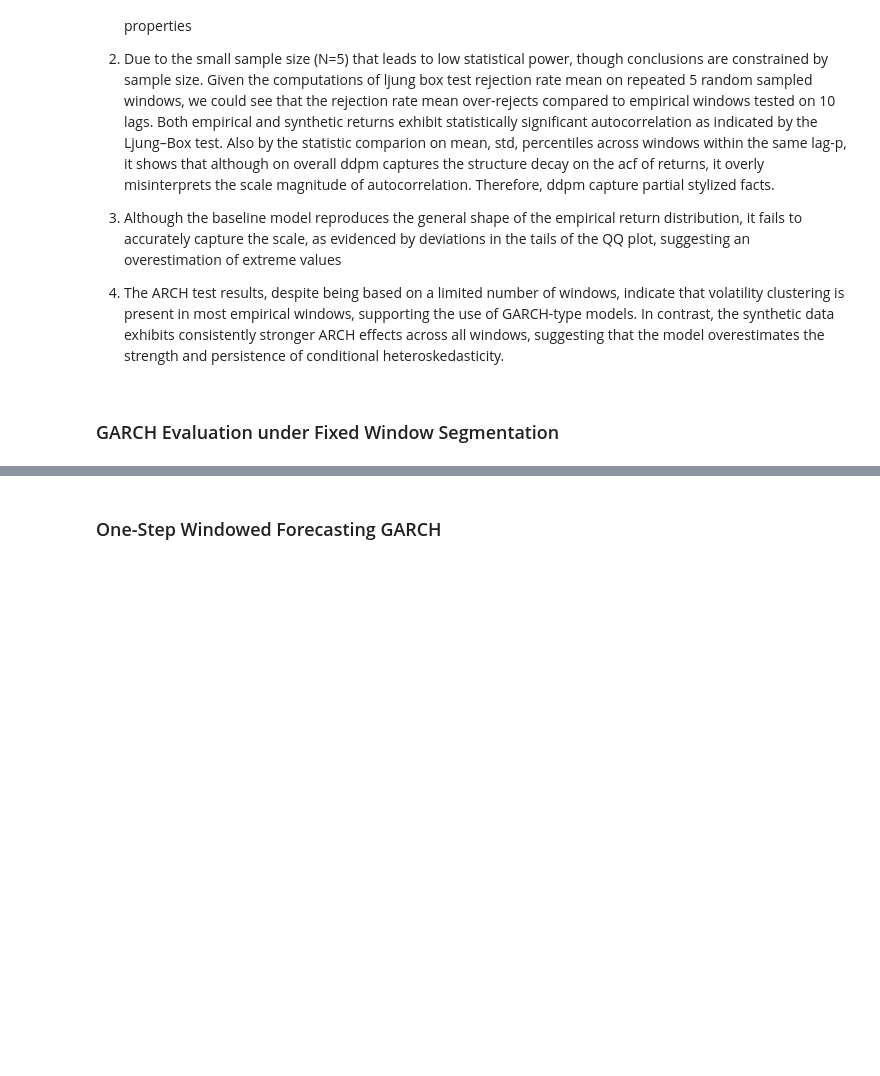
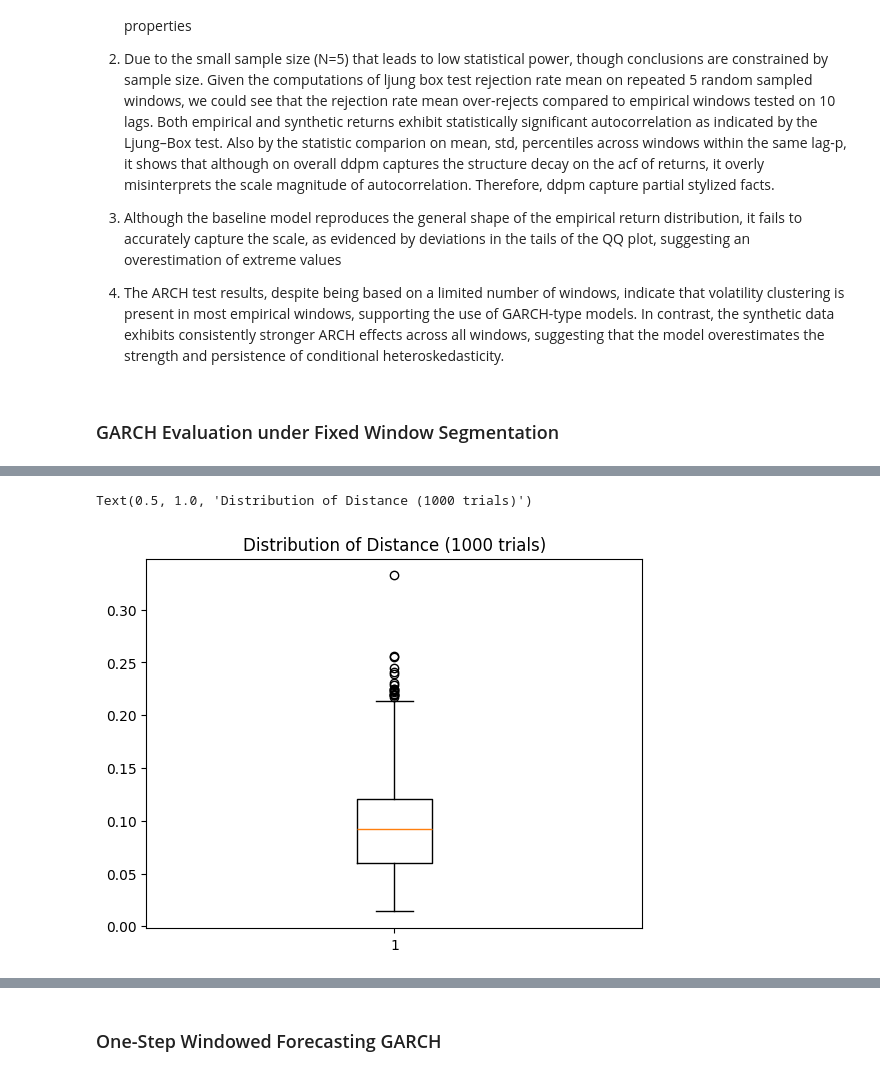
Before and after one commit to HenryGunadi/diffusion-garch, a Jupyter notebook: notebooks/eda/eda_02.ipynb, the cells around one changed output, grey strips where cells are left out. Drawn from its saved outputs; the diff is of its cells as text; code cells hidden in the pictures; blank space fills up the shorter version.

```diff
--- a/notebooks/eda/eda_02.ipynb
+++ b/notebooks/eda/eda_02.ipynb
@@ -740,0 +676,6 @@ Omega :  0.75
+# %%
+plt.boxplot(metrics)
+plt.title("Distribution of Distance (1000 trials)")
+# %% [output]
+Text(0.5, 1.0, 'Distribution of Distance (1000 trials)')
+[figure, added]
```
Also changed, not shown: parts of 13 cells of this notebook.
